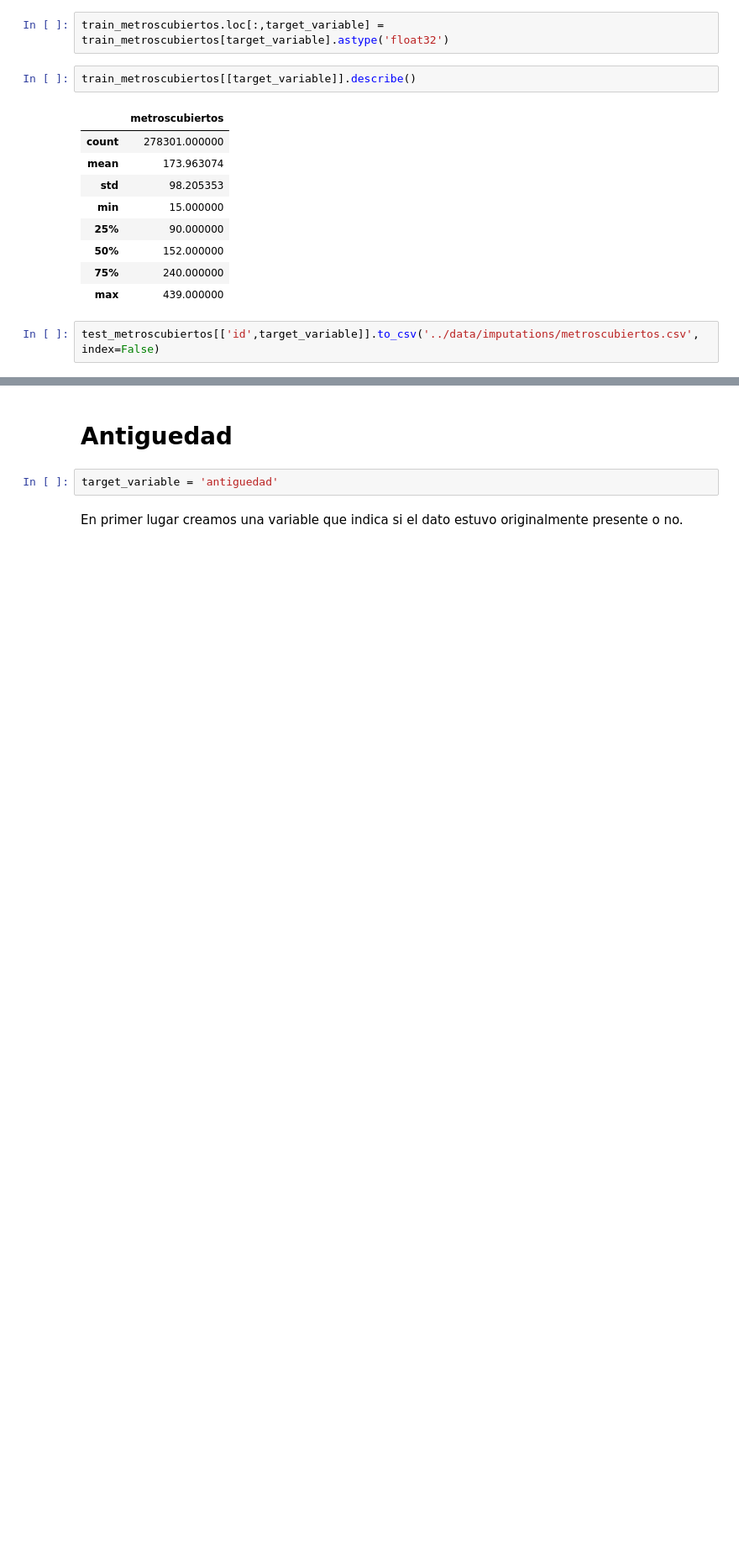
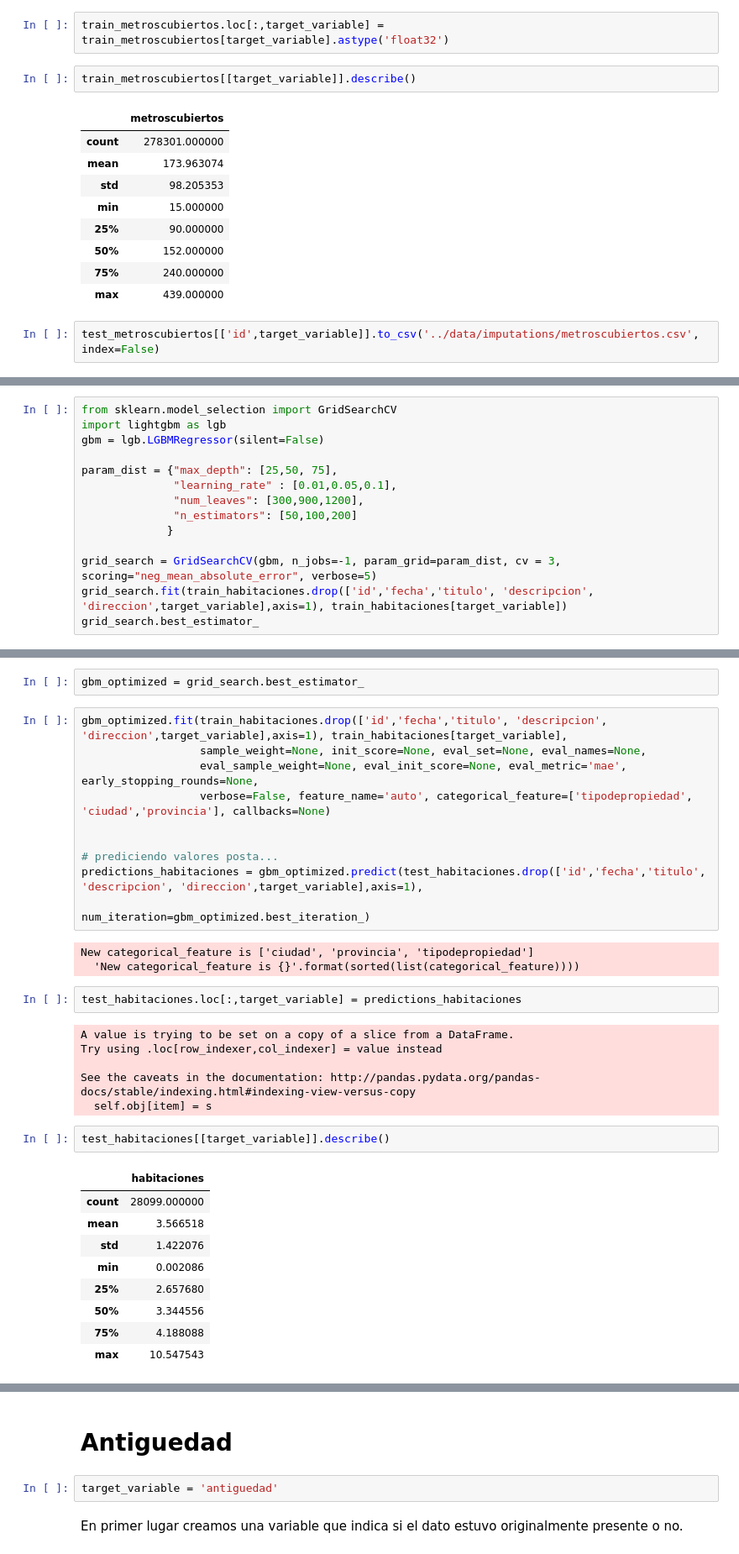
Before and after one commit to rozanecm/7506_tp2_2c2019, a Jupyter notebook: notebooks/fillna with ml by rozanecm.ipynb, the cells around one changed output, grey strips where cells are left out. Shown at 84% size. Cells and saved outputs as stored; diff of their text form; blank space fills up the shorter version.

```diff
--- a/notebooks/fillna with ml by rozanecm.ipynb
+++ b/notebooks/fillna with ml by rozanecm.ipynb
@@ -500,0 +521,14 @@ test_metroscubiertos[['id',target_variable]].to_csv('../data/imputations/metrosc
+# %%
+from sklearn.model_selection import GridSearchCV
+import lightgbm as lgb
+gbm = lgb.LGBMRegressor(silent=False)
+
+param_dist = {"max_depth": [25,50, 75],
+              "learning_rate" : [0.01,0.05,0.1],
+              "num_leaves": [300,900,1200],
+              "n_estimators": [50,100,200]
+             }
+
+grid_search = GridSearchCV(gbm, n_jobs=-1, param_grid=param_dist, cv = 3, scoring="neg_mean_absolute_error", verbose=5)
+grid_search.fit(train_habitaciones.drop(['id','fecha','titulo', 'descripcion', 'direccion',target_variable],axis=1), train_habitaciones[target_variable])
+grid_search.best_estimator_
@@ -500,0 +548,35 @@ test_metroscubiertos[['id',target_variable]].to_csv('../data/imputations/metrosc
+# %%
+gbm_optimized = grid_search.best_estimator_
+# %%
+gbm_optimized.fit(train_habitaciones.drop(['id','fecha','titulo', 'descripcion', 'direccion',target_variable],axis=1), train_habitaciones[target_variable],
+                  sample_weight=None, init_score=None, eval_set=None, eval_names=None,
+                  eval_sample_weight=None, eval_init_score=None, eval_metric='mae', early_stopping_rounds=None,
+                  verbose=False, feature_name='auto', categorical_feature=['tipodepropiedad', 'ciudad','provincia'], callbacks=None)
+
+
+# prediciendo valores posta...
+predictions_habitaciones = gbm_optimized.predict(test_habitaciones.drop(['id','fecha','titulo', 'descripcion', 'direccion',target_variable],axis=1),
+                                                    num_iteration=gbm_optimized.best_iteration_)
+# %% [output]
+New categorical_feature is ['ciudad', 'provincia', 'tipodepropiedad']
+  'New categorical_feature is {}'.format(sorted(list(categorical_feature))))
+# %%
+test_habitaciones.loc[:,target_variable] = predictions_habitaciones
+# %% [output]
+A value is trying to be set on a copy of a slice from a DataFrame.
+Try using .loc[row_indexer,col_indexer] = value instead
+
+See the caveats in the documentation: http://pandas.pydata.org/pandas-docs/stable/indexing.html#indexing-view-versus-copy
+  self.obj[item] = s
+# %%
+test_habitaciones[[target_variable]].describe()
+# %% [output]
+|  | habitaciones |
+| count | 28099.000000 |
+| mean | 3.566518 |
+| std | 1.422076 |
+| min | 0.002086 |
+| 25% | 2.657680 |
+| 50% | 3.344556 |
+| 75% | 4.188088 |
+| max | 10.547543 |
```
Also changed, not shown: parts of 13 cells of this notebook, 1 other file.
